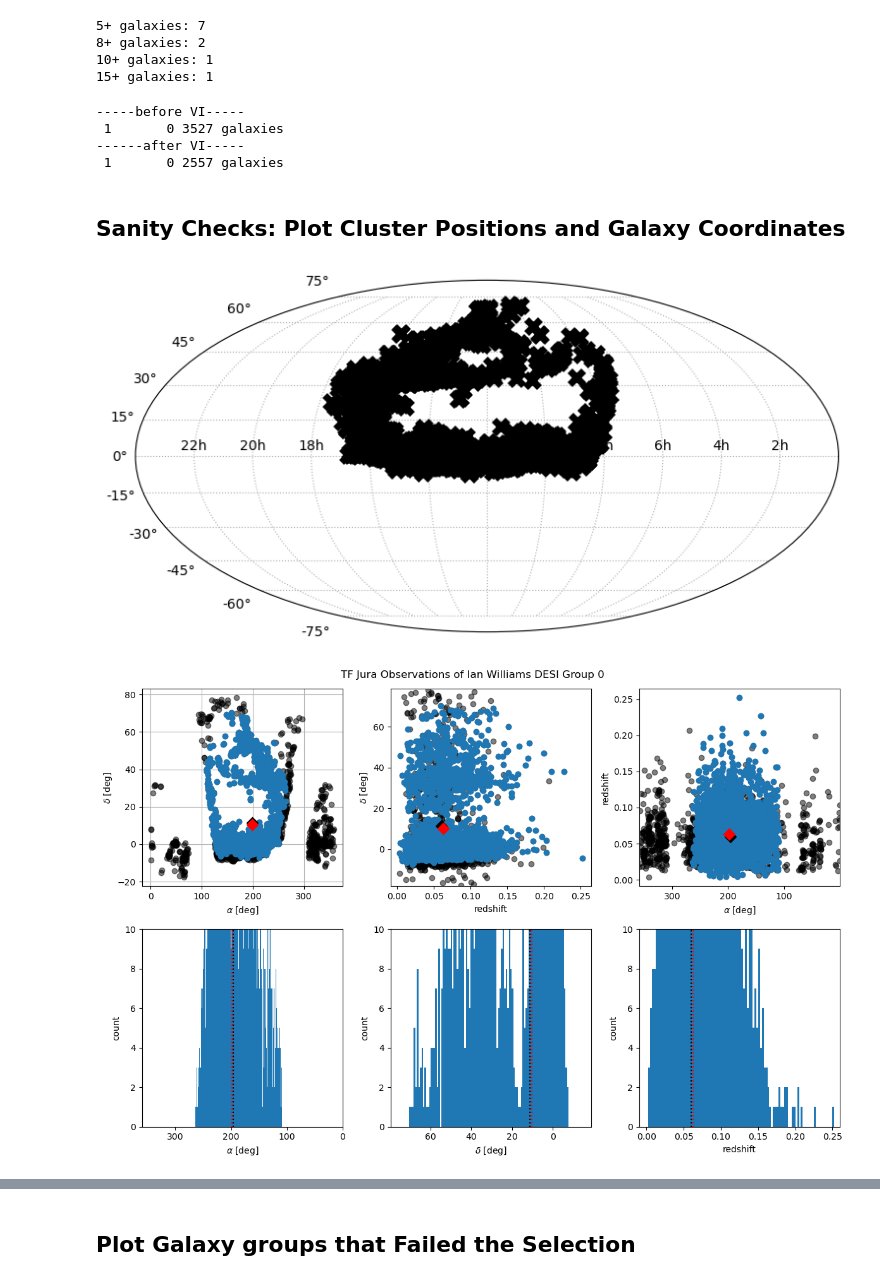
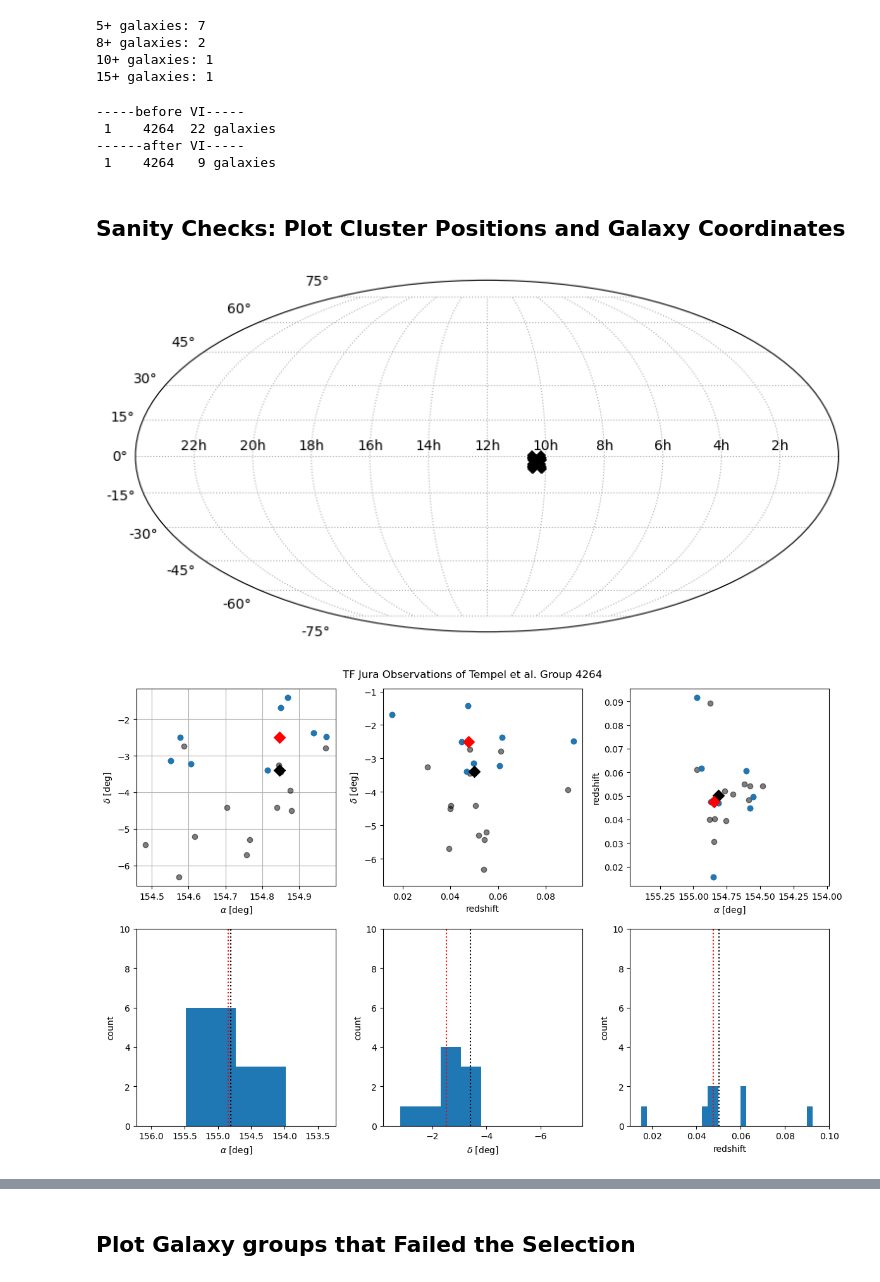
Before and after one commit to DESI-UR/DESI_SGA, a Jupyter notebook: TF/Y1/TF_Y1_cluster_calibration_MJ_Tempel.ipynb, the cells around one changed output, grey strips where cells are left out. Cells and saved outputs as stored; diff of their text form; code cells hidden in the pictures.

```diff
--- a/TF/Y1/TF_Y1_cluster_calibration_MJ_Tempel.ipynb
+++ b/TF/Y1/TF_Y1_cluster_calibration_MJ_Tempel.ipynb
@@ -417,11 +417,11 @@ grp_ids = np.unique(groups['GroupID'], return_counts = True)
 grp_sufficient = []
 
 # check for the number of groups with "enough" galaxies (more than 15)
-grp_plurality = np.extract(cls_ids[1]>15, cls_ids)
-for i in range(len(cls_ids[0])):
-    if i in cls_plurality:
-        cls_sufficient.append(i)
-print(len(cls_sufficient),'groups')
+grp_plurality = np.extract(grp_ids[1]>15, grp_ids)
+for i in range(len(grp_ids[0])):
+    if i in grp_plurality:
+        grp_sufficient.append(i)
+print(len(grp_sufficient),'groups')
 # %% [output]
 954 groups
 # %% [markdown]
@@ -501,12 +501,12 @@ print('15+ galaxies:', np.sum(grp_count >= 15))
 10+ galaxies: 1
 15+ galaxies: 1
 # %%
-# keep groups with more than 10 galaxies
+# keep groups with more than 8 galaxies
 
-full_group = grp_count >= 10
+full_group = grp_count >= 8
 grp_ids = []
 for i in range(len(full_group)):
-    if full_group[i] == True:
+    if full_group[i] == True and i > 0:
         grp_ids.append(grp_GroupID[i])
 # %%
 VI_tab.add_index('GroupID')
@@ -530,9 +530,9 @@ for i, (group_id, sga_ids) in enumerate(sga_groups.items()):
     print(f'{i+1:2d} {group_id:7d} {len(sga_ids):3d} galaxies')
 # %% [output]
 -----before VI-----
- 1       0 3527 galaxies
+ 1    4264  22 galaxies
 ------after VI-----
- 1       0 2557 galaxies
+ 1    4264   9 galaxies
 # %% [markdown]
 ## Sanity Checks: Plot Cluster Positions and Galaxy Coordinates
 # %%
@@ -552,7 +552,7 @@ for coord in group_coords:
 ax.set(xticklabels=[f'{_}h' for _ in np.arange(2,24, 2)][::-1])
 ax.grid(ls=':');
 # %% [output]
-[figure, old version]
+[figure, new version]
 # %%
 def geometric_median(X, eps=1e-6):
     """Compute the weighted geometric median of a set of points using Weiszfeld's algorithm.
@@ -824,14 +824,19 @@ def plot_group_members(groups, group_id, sgacat, sga_ids, rejects, rejcat, rej_i
 # %%
 ra_diff = []
 dec_diff = []
 z_diff = []
+median_coords = []
+median_coords_orig = []
+
 for group_id in sga_groups.keys():
-    fig, med_ra_diff, med_dec_diff, med_z_diff = plot_group_members(groups, group_id, VI_tab, sga_groups[group_id], True, sgatab_sel, rej_groups[group_id])
+    fig, med_ra_diff, med_dec_diff, med_z_diff, med_coords, med_coords_orig = plot_group_members(groups, group_id, VI_tab, sga_groups[group_id], True, sgatab_sel, rej_groups[group_id])
     ra_diff.append(med_ra_diff)
     dec_diff.append(med_dec_diff)
     z_diff.append(med_z_diff)
+    median_coords.append(med_coords)
+    median_coords_orig.append(med_coords_orig)
 # %% [output]
-[figure, old version]
+[figure, new version]
 # %%
 for i, (group_id, sga_ids) in enumerate(sga_groups.items()):
     print(f'{i+1:2d} {group_id:7d} {len(sga_ids):3d} galaxies')
```
Also changed, not shown: parts of 19 cells of this notebook, 2 other files.
